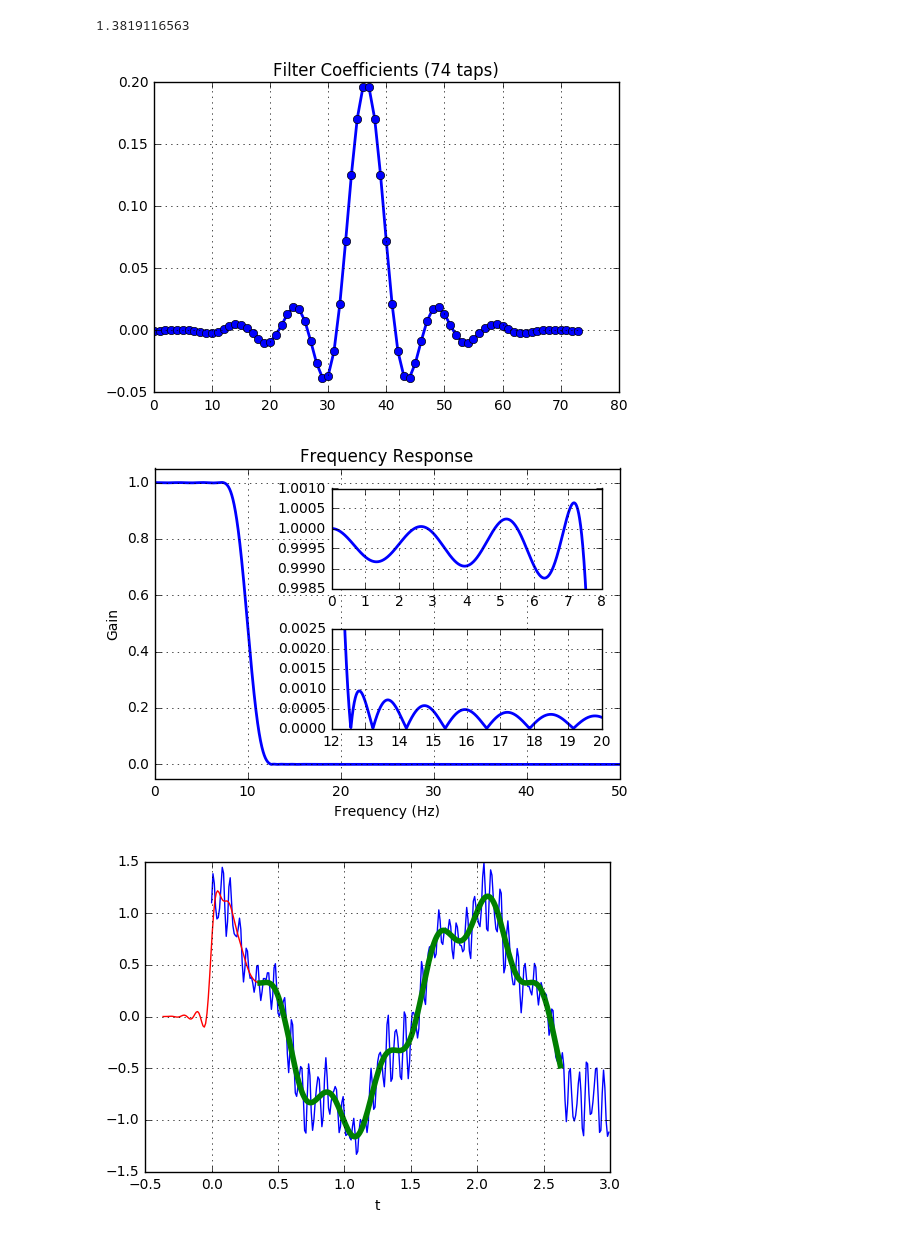
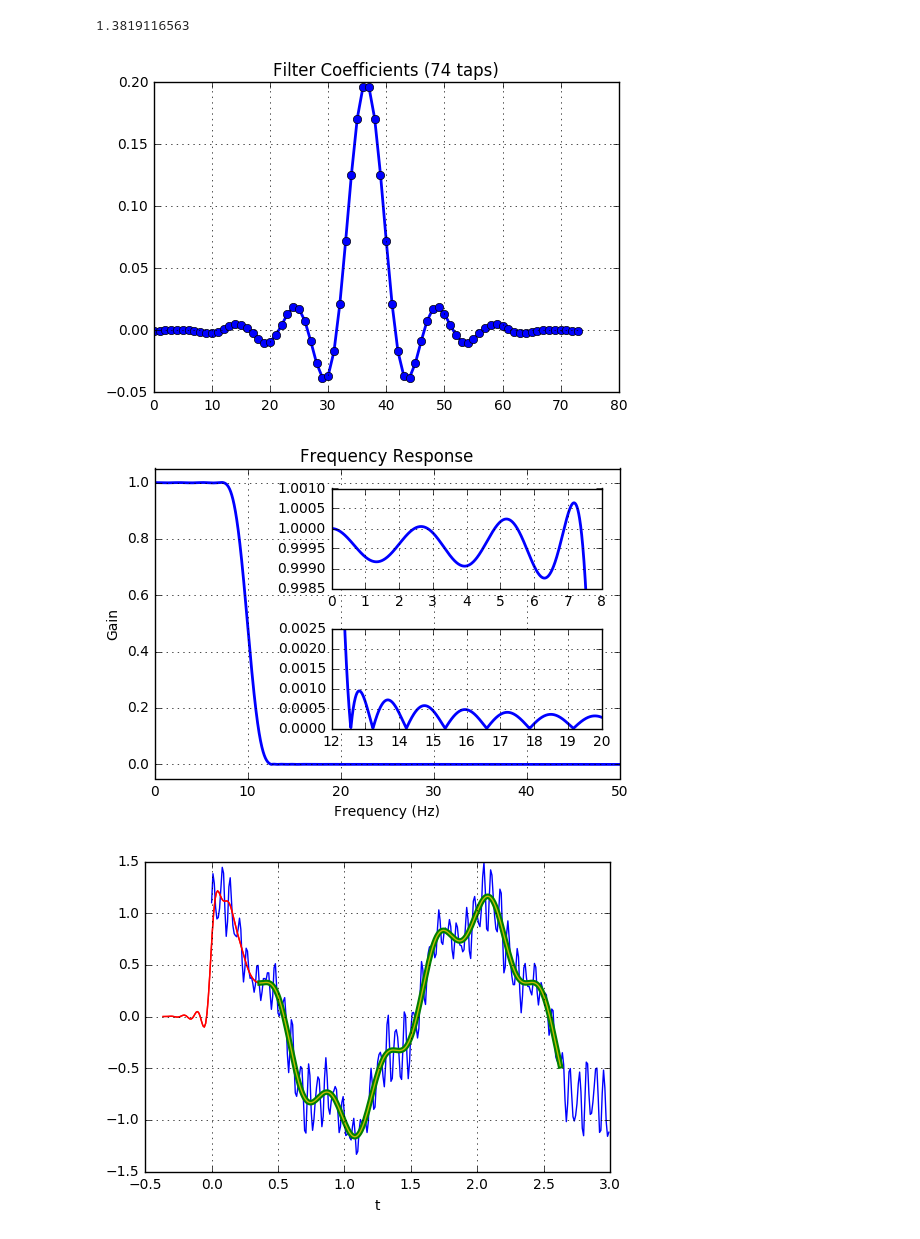
Before and after one commit to DanitaGnanaraj/Data_Centric_Arc, a Jupyter notebook: Filter_Run.ipynb, the cells around one changed output. Saved outputs shown, nothing was run; the diff lists cells and outputs as text; code cells hidden in the pictures.

Commit message:
First set of 32 bit data

```diff
--- a/Filter_Run.ipynb
+++ b/Filter_Run.ipynb
@@ -17,6 +17,7 @@ x = cos(2*pi*0.5*t) + 0.2*sin(2*pi*2.5*t+0.1) + \
 # %%
 import FixedPoint
 import math
+import numpy as np
 
 pi = math.pi
 x = cos(2*pi*0.5*t) + 0.2*sin(2*pi*2.5*t+0.1) + \
@@ -24,16 +25,17 @@ x = cos(2*pi*0.5*t) + 0.2*sin(2*pi*2.5*t+0.1) + \
             0.1*sin(2*pi*23.45*t+.8)
 
 family = FixedPoint.FXfamily(32)
-bit32xValues = []
+bit32xValues = np.array([])
 for val in x:
     val = float(val)
     F32x = FixedPoint.FXnum(val, family)
-    bit32xValues.append(F32x)
+    bit32xValues = np.append(bit32xValues,F32x)
 print bit32xValues[1]
 # %% [output]
 1.3819116563
-# %%
-x= bit32xValues
+# %%
+#32 bit integer 31 data bits and one signed bit
+x32= bit32xValues
 # %%
 #------------------------------------------------
 # Create a FIR filter and apply it to x.
@@ -61,6 +63,7 @@ taps = firwin(N, cutoff_hz/nyq_rate, window=('kaiser', beta))
 
 # Use lfilter to filter x with the FIR filter.
 filtered_x = lfilter(taps, 1.0, x)
+filtered_x32 = lfilter(taps, 1.0, x32)
 # %%
 #------------------------------------------------
 # Plot the FIR filter coefficients.
@@ -101,25 +104,27 @@ grid(True)
 # %%
 #------------------------------------------------
 # Plot the original and filtered signals.
 #------------------------------------------------
 
 # The phase delay of the filtered signal.
 delay = 0.5 * (N-1) / sample_rate
 
 figure(3)
 # Plot the original signal.
 plot(t, x)
 # Plot the filtered signal, shifted to compensate for the phase delay.
 plot(t-delay, filtered_x, 'r-')
+plot(t-delay, filtered_x32, 'r-')
 # Plot just the "good" part of the filtered signal.  The first N-1
 # samples are "corrupted" by the initial conditions.
 plot(t[N-1:]-delay, filtered_x[N-1:], 'g', linewidth=4)
+plot(t[N-1:]-delay, filtered_x32[N-1:], 'y', linewidth=1)
 
 xlabel('t')
 grid(True)
 
 show()
 # %% [output]
 [figure]
 [figure]
-[figure, old version]
+[figure, new version]
```
Also changed, not shown: parts of 2 cells of this notebook.
